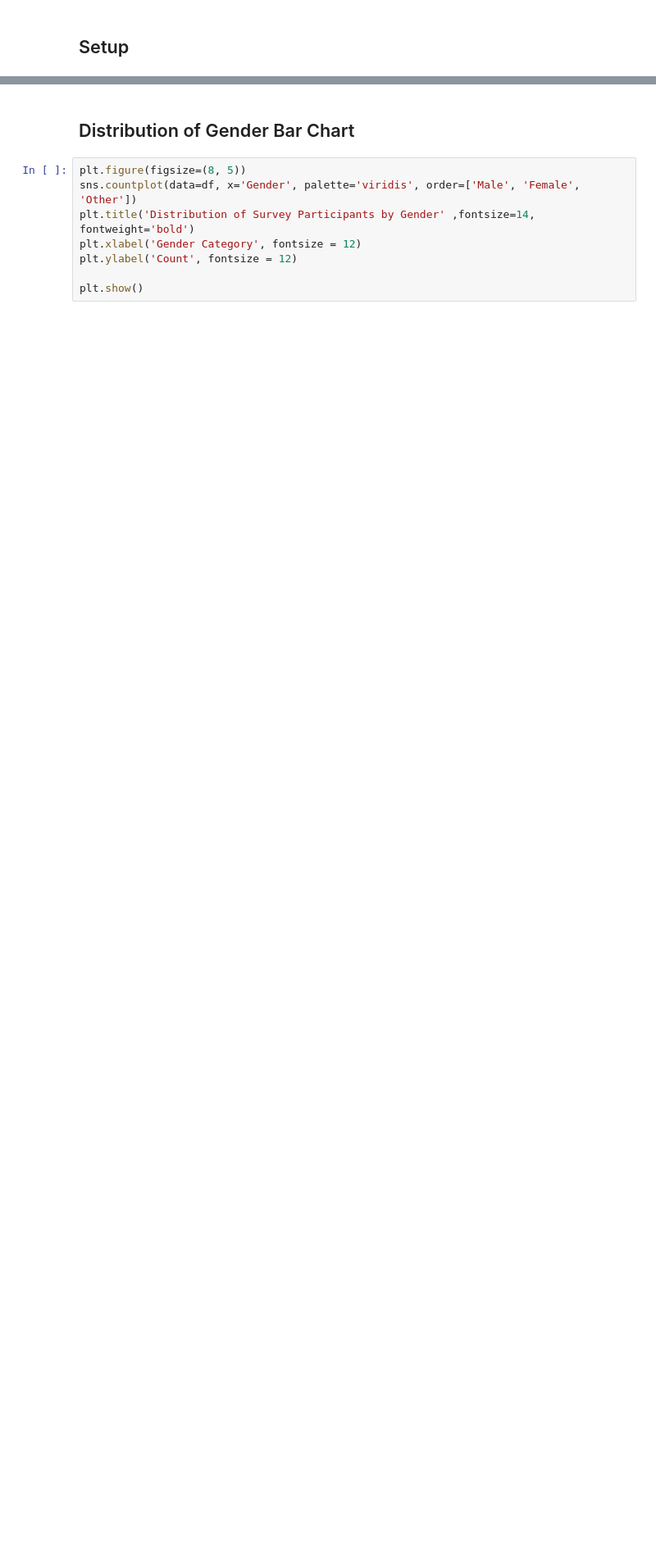
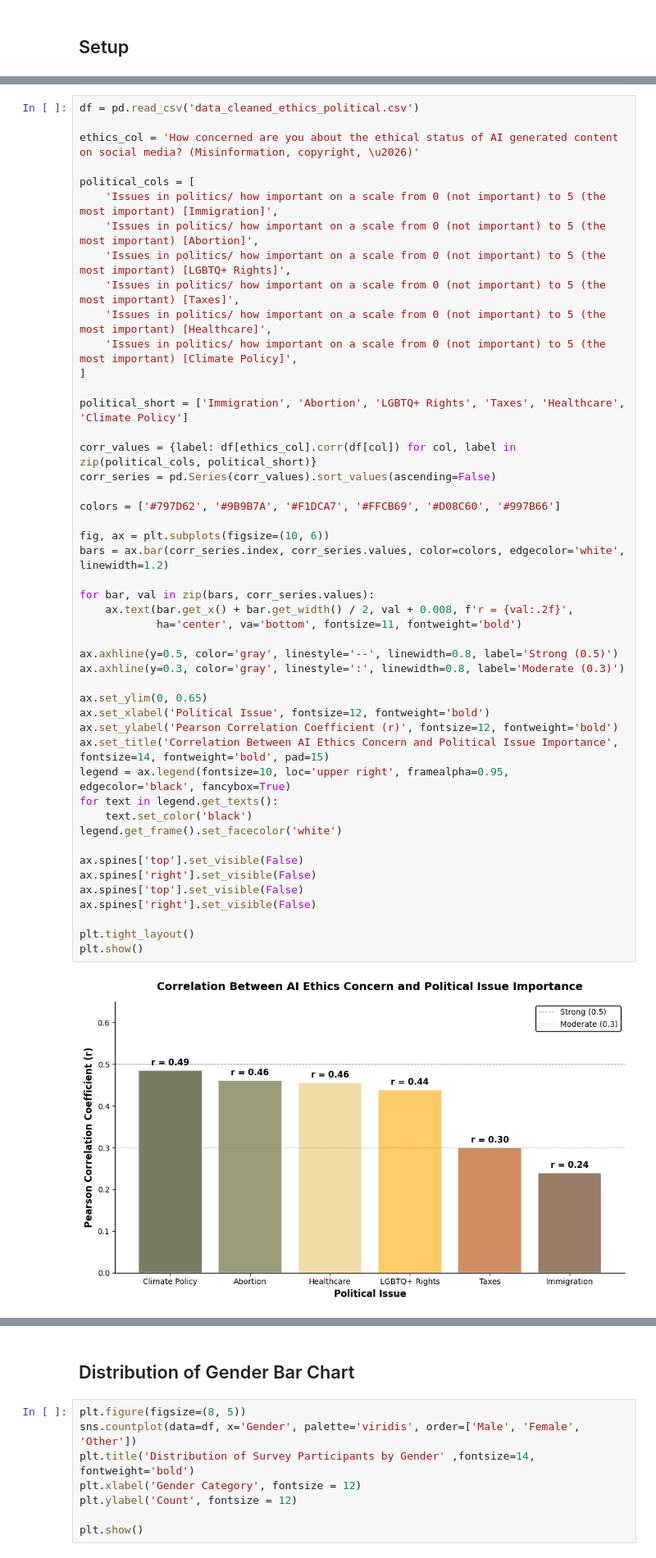
Before and after one commit to avamwilliams/105Lab5-6, a Jupyter notebook: proj.ipynb, the cells around one changed output, grey strips where cells are left out. Shown at 82% size. Cells and saved outputs as stored; diff of their text form; blank space fills up the shorter version.

```diff
--- a/proj.ipynb
+++ b/proj.ipynb
@@ -50,0 +135,49 @@ df_trim['Gender'] = df_trim['Gender'].apply(map_gender)
+# %%
+df = pd.read_csv('data_cleaned_ethics_political.csv')
+
+ethics_col = 'How concerned are you about the ethical status of AI generated content on social media? (Misinformation, copyright, \u2026)'
+
+political_cols = [
+    'Issues in politics/ how important on a scale from 0 (not important) to 5 (the most important) [Immigration]',
+    'Issues in politics/ how important on a scale from 0 (not important) to 5 (the most important) [Abortion]',
+    'Issues in politics/ how important on a scale from 0 (not important) to 5 (the most important) [LGBTQ+ Rights]',
+    'Issues in politics/ how important on a scale from 0 (not important) to 5 (the most important) [Taxes]',
+    'Issues in politics/ how important on a scale from 0 (not important) to 5 (the most important) [Healthcare]',
+    'Issues in politics/ how important on a scale from 0 (not important) to 5 (the most important) [Climate Policy]',
+]
+
+political_short = ['Immigration', 'Abortion', 'LGBTQ+ Rights', 'Taxes', 'Healthcare', 'Climate Policy']
+
+corr_values = {label: df[ethics_col].corr(df[col]) for col, label in zip(political_cols, political_short)}
+corr_series = pd.Series(corr_values).sort_values(ascending=False)
+
+colors = ['#797D62', '#9B9B7A', '#F1DCA7', '#FFCB69', '#D08C60', '#997B66']
+
+fig, ax = plt.subplots(figsize=(10, 6))
+bars = ax.bar(corr_series.index, corr_series.values, color=colors, edgecolor='white', linewidth=1.2)
+
+for bar, val in zip(bars, corr_series.values):
+    ax.text(bar.get_x() + bar.get_width() / 2, val + 0.008, f'r = {val:.2f}',
+            ha='center', va='bottom', fontsize=11, fontweight='bold')
+
+ax.axhline(y=0.5, color='gray', linestyle='--', linewidth=0.8, label='Strong (0.5)')
+ax.axhline(y=0.3, color='gray', linestyle=':', linewidth=0.8, label='Moderate (0.3)')
+
+ax.set_ylim(0, 0.65)
+ax.set_xlabel('Political Issue', fontsize=12, fontweight='bold')
+ax.set_ylabel('Pearson Correlation Coefficient (r)', fontsize=12, fontweight='bold')
+ax.set_title('Correlation Between AI Ethics Concern and Political Issue Importance', fontsize=14, fontweight='bold', pad=15)
+legend = ax.legend(fontsize=10, loc='upper right', framealpha=0.95, edgecolor='black', fancybox=True)
+for text in legend.get_texts():
+    text.set_color('black')
+legend.get_frame().set_facecolor('white')
+
+ax.spines['top'].set_visible(False)
+ax.spines['right'].set_visible(False)
+ax.spines['top'].set_visible(False)
+ax.spines['right'].set_visible(False)
+
+plt.tight_layout()
+plt.show()
+# %% [output]
+[figure, added]
```
Also changed, not shown: parts of 26 cells of this notebook.
